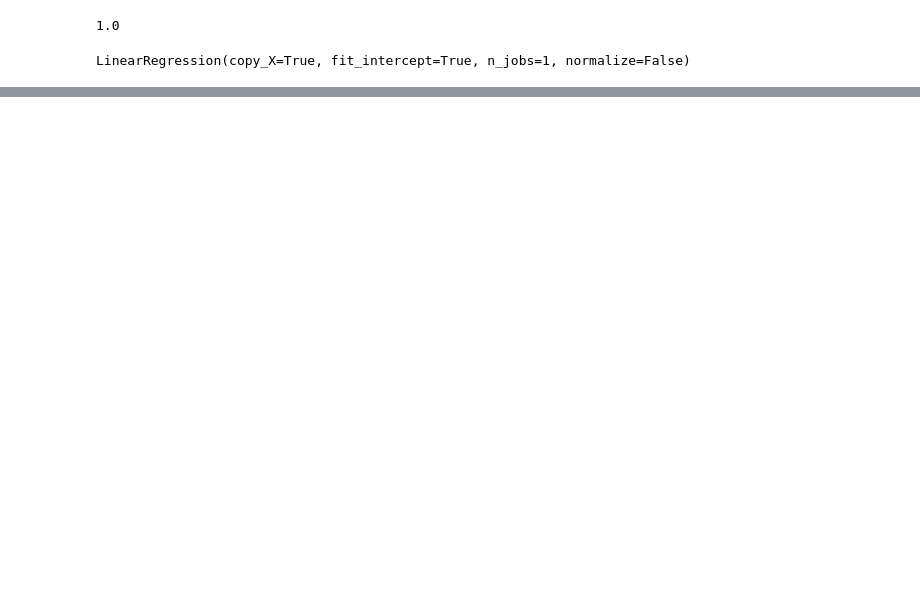
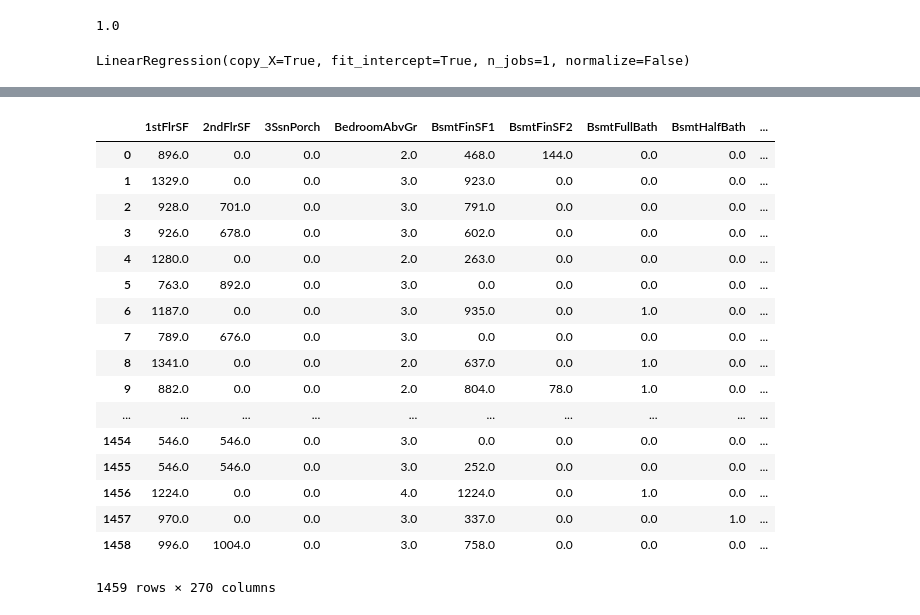
Before and after one commit to yuki33/haitsclass, a Jupyter notebook: 課題１.ipynb, the cells around one changed output, grey strips where cells are left out. Saved outputs shown, nothing was run; the diff lists cells and outputs as text; code cells hidden in the pictures; blank space fills up the shorter version.

```diff
--- a/課題１.ipynb
+++ b/課題１.ipynb
@@ -85,0 +447,21 @@ df_data.T.sort_values(by=["A"], ascending=False).head(10)
+# %%
+test
+# %% [output]
+|  | 1stFlrSF | 2ndFlrSF | 3SsnPorch | BedroomAbvGr | BsmtFinSF1 | BsmtFinSF2 | BsmtFullBath | BsmtHalfBath | ... |
+| 0 | 896.0 | 0.0 | 0.0 | 2.0 | 468.0 | 144.0 | 0.0 | 0.0 | ... |
+| 1 | 1329.0 | 0.0 | 0.0 | 3.0 | 923.0 | 0.0 | 0.0 | 0.0 | ... |
+| 2 | 928.0 | 701.0 | 0.0 | 3.0 | 791.0 | 0.0 | 0.0 | 0.0 | ... |
+| 3 | 926.0 | 678.0 | 0.0 | 3.0 | 602.0 | 0.0 | 0.0 | 0.0 | ... |
+| 4 | 1280.0 | 0.0 | 0.0 | 2.0 | 263.0 | 0.0 | 0.0 | 0.0 | ... |
+| 5 | 763.0 | 892.0 | 0.0 | 3.0 | 0.0 | 0.0 | 0.0 | 0.0 | ... |
+| 6 | 1187.0 | 0.0 | 0.0 | 3.0 | 935.0 | 0.0 | 1.0 | 0.0 | ... |
+| 7 | 789.0 | 676.0 | 0.0 | 3.0 | 0.0 | 0.0 | 0.0 | 0.0 | ... |
+| 8 | 1341.0 | 0.0 | 0.0 | 2.0 | 637.0 | 0.0 | 1.0 | 0.0 | ... |
+| 9 | 882.0 | 0.0 | 0.0 | 2.0 | 804.0 | 78.0 | 1.0 | 0.0 | ... |
+| ... | ... | ... | ... | ... | ... | ... | ... | ... | ... |
+| 1454 | 546.0 | 546.0 | 0.0 | 3.0 | 0.0 | 0.0 | 0.0 | 0.0 | ... |
+| 1455 | 546.0 | 546.0 | 0.0 | 3.0 | 252.0 | 0.0 | 0.0 | 0.0 | ... |
+| 1456 | 1224.0 | 0.0 | 0.0 | 4.0 | 1224.0 | 0.0 | 1.0 | 0.0 | ... |
+| 1457 | 970.0 | 0.0 | 0.0 | 3.0 | 337.0 | 0.0 | 0.0 | 1.0 | ... |
+| 1458 | 996.0 | 1004.0 | 0.0 | 3.0 | 758.0 | 0.0 | 0.0 | 0.0 | ... |
+1459 rows × 270 columns
```
Also changed, not shown: parts of 42 cells of this notebook.
